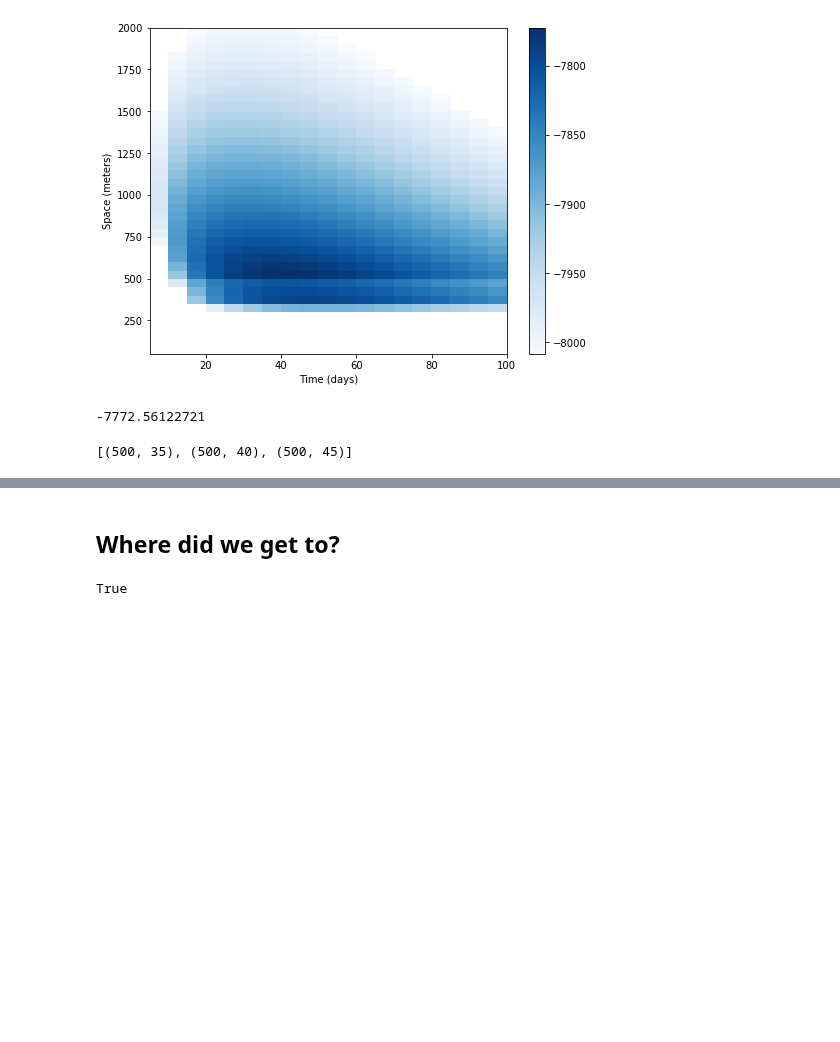
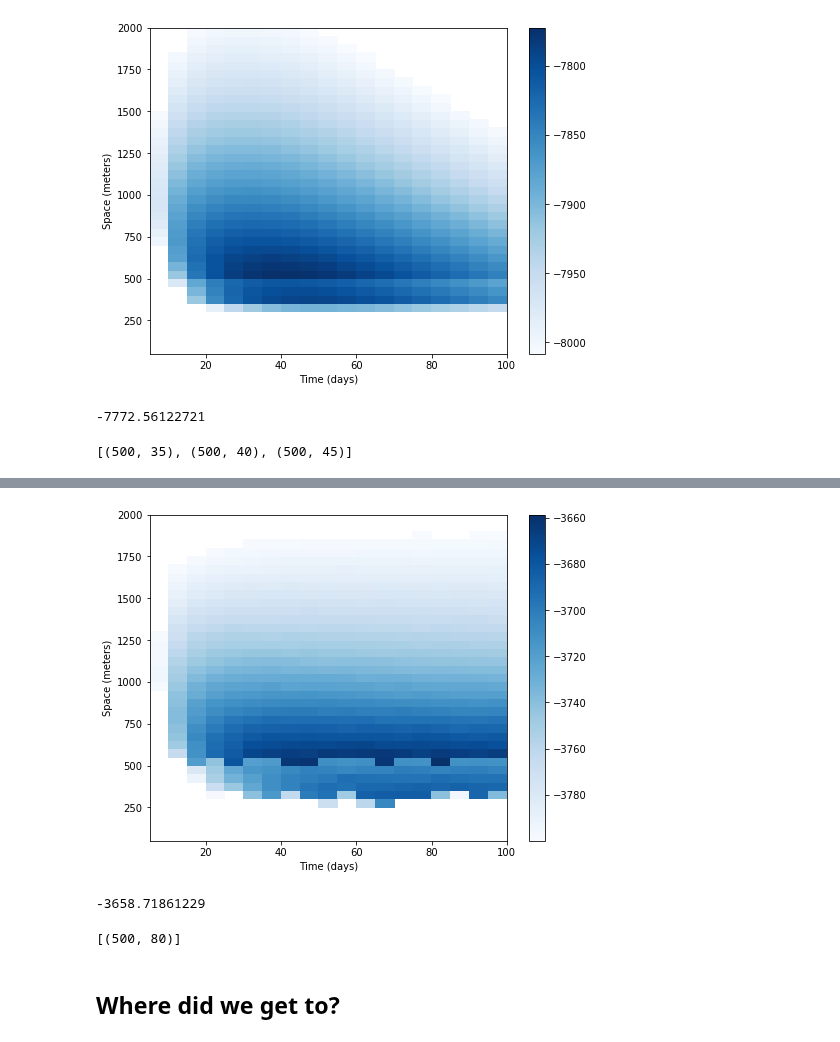
Before and after one commit to QuantCrimAtLeeds/PredictCode, a Jupyter notebook: examples/Networks/Case study Chicago/Cross-Validation grid.ipynb, the cells around one changed output, grey strips where cells are left out. Cells and saved outputs as stored; diff of their text form; code cells hidden in the pictures; blank space fills up the shorter version.

```diff
--- a/examples/Networks/Case study Chicago/Cross-Validation grid.ipynb
+++ b/examples/Networks/Case study Chicago/Cross-Validation grid.ipynb
@@ -272,7 +276,8 @@ def score(predictor):
     for day in range(60):
         start = tend + np.timedelta64(1, "D") * day
         end = tend + np.timedelta64(1, "D") * (day + 1)
-        grid_pred = predictor.grid_predict(start, start, end, grid)
+        grid_pred = predictor.grid_predict(start, start, end, grid, samples=5)
+        grid_pred.mask_with(grid)
         grids[start] = grid_pred.renormalise()
     return score_grids(grids), grids
 # %%
@@ -301,2 +289,42 @@ store.close()
+# %%
+results = dict()
+zp = zipfile.ZipFile("grids.zip", "w", compression=zipfile.ZIP_DEFLATED)
+
+for sl in space_lengths:
+    for tl in time_lengths:
+        key = (sl, tl)
+        predictor.weight = OurWeight()
+        predictor.weight.space_bandwidth = sl / predictor.grid
+        predictor.weight.time_bandwidth = tl
+        results[key], grids = score(predictor)
+        with zp.open("{}_{}.grid".format(sl,tl), "w") as f:
+            f.write(pickle.dumps(grids))
+        print("Done", sl, tl, file=sys.__stdout__)
+
+zp.close()
+# %%
+data = np.empty((39,19))
+for i, sl in enumerate(space_lengths):
+    for j, tl in enumerate(time_lengths):
+        data[i,j] = results[(sl,tl)]
+
+ordered = data.copy().ravel()
+ordered.sort()
+cutoff = ordered[int(len(ordered) * 0.25)]
+data = np.ma.masked_where(data<cutoff, data)
+
+fig, ax = plt.subplots(figsize=(8,6))
+mappable = ax.pcolor(range(5,105,5), range(50,2050,50), data, cmap="Blues")
+ax.set(xlabel="Time (days)", ylabel="Space (meters)")
+fig.colorbar(mappable, ax=ax)
+None
+# %% [output]
+[figure, added]
+# %%
+print(max(results.values()))
+[k for k, v in results.items() if v > -3660]
+# %% [output]
+-3658.71861229
+[(500, 80)]
 # %% [markdown]
 ## Where did we get to?
@@ -306,4 +330,0 @@ have = set(store.keys())
-# %%
-"(100, 10)" in store
-# %% [output]
-True
```
Also changed, not shown: parts of 20 cells of this notebook.
